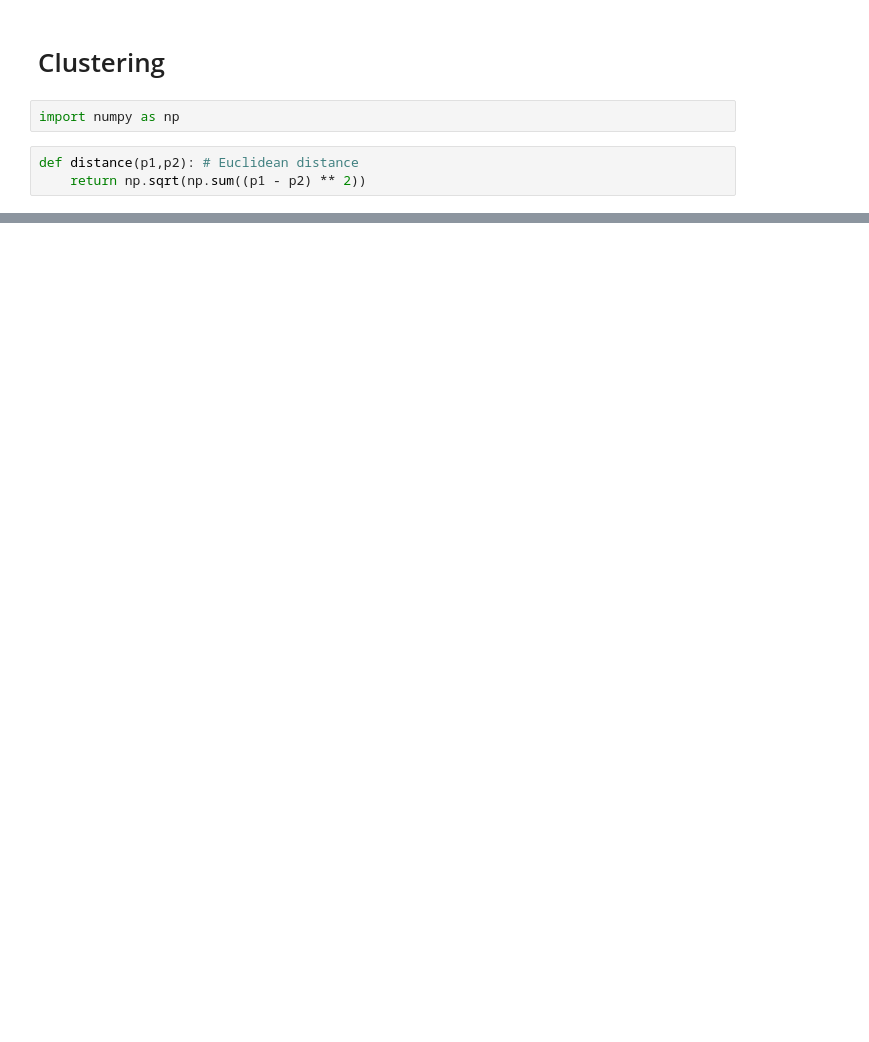
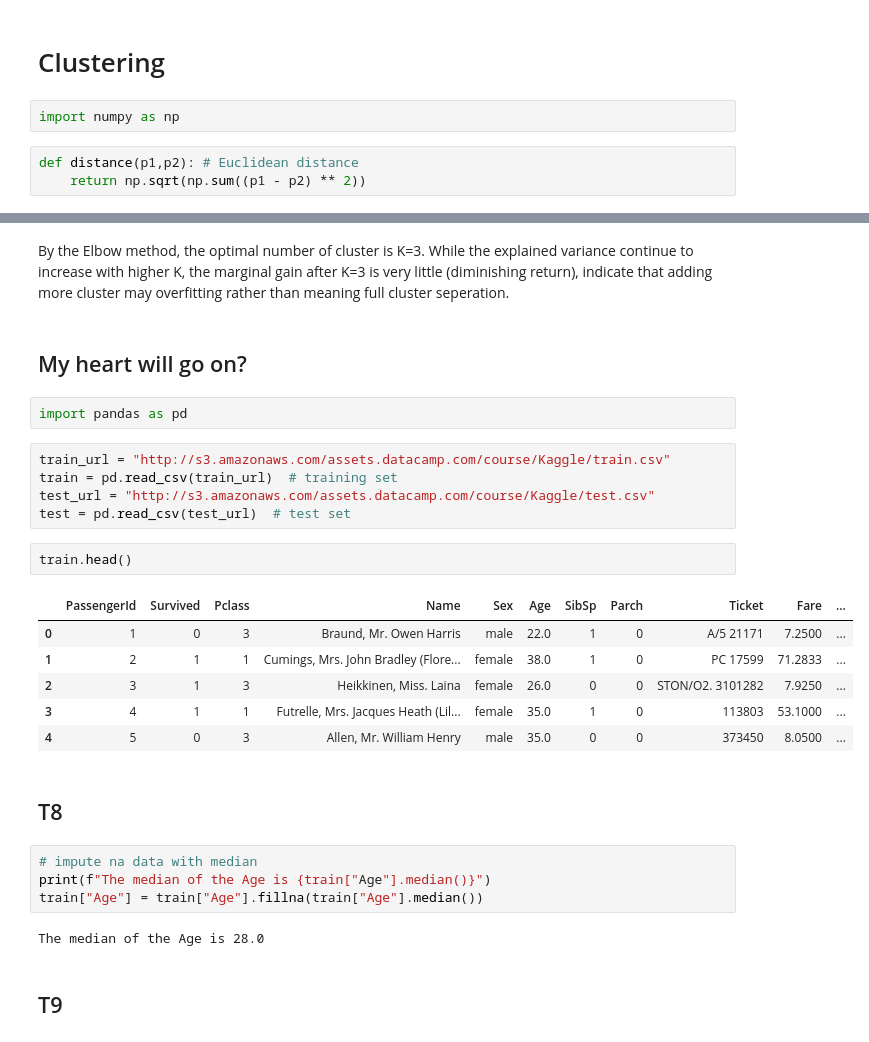
Before and after one commit to Mysterioucz/2110573-Pattern-Recognition, a Jupyter notebook: assignment/hw1/main.ipynb, the cells around one changed output, grey strips where cells are left out. Drawn from its saved outputs; the diff is of its cells as text; blank space fills up the shorter version.

```diff
--- a/assignment/hw1/main.ipynb
+++ b/assignment/hw1/main.ipynb
@@ -84,0 +247,30 @@ ValueError: The truth value of an array with more than one element is ambiguous.
+# %% [markdown]
+By the Elbow method, the optimal number of cluster is K=3. While the explained variance continue to increase with higher K, the marginal gain after K=3 is very little (diminishing return), indicate that adding more cluster may overfitting rather than meaning full cluster seperation.
+# %% [markdown]
+## My heart will go on?
+# %%
+import pandas as pd
+# %%
+train_url = "http://s3.amazonaws.com/assets.datacamp.com/course/Kaggle/train.csv"
+train = pd.read_csv(train_url)  # training set
+test_url = "http://s3.amazonaws.com/assets.datacamp.com/course/Kaggle/test.csv"
+test = pd.read_csv(test_url)  # test set
+# %%
+train.head()
+# %% [output]
+|  | PassengerId | Survived | Pclass | Name | Sex | Age | SibSp | Parch | Ticket | Fare | ... |
+| 0 | 1 | 0 | 3 | Braund, Mr. Owen Harris | male | 22.0 | 1 | 0 | A/5 21171 | 7.2500 | ... |
+| 1 | 2 | 1 | 1 | Cumings, Mrs. John Bradley (Flore... | female | 38.0 | 1 | 0 | PC 17599 | 71.2833 | ... |
+| 2 | 3 | 1 | 3 | Heikkinen, Miss. Laina | female | 26.0 | 0 | 0 | STON/O2. 3101282 | 7.9250 | ... |
+| 3 | 4 | 1 | 1 | Futrelle, Mrs. Jacques Heath (Lil... | female | 35.0 | 1 | 0 | 113803 | 53.1000 | ... |
+| 4 | 5 | 0 | 3 | Allen, Mr. William Henry | male | 35.0 | 0 | 0 | 373450 | 8.0500 | ... |
+# %% [markdown]
+## T8
+# %%
+# impute na data with median
+print(f"The median of the Age is {train["Age"].median()}")
+train["Age"] = train["Age"].fillna(train["Age"].median())
+# %% [output]
+The median of the Age is 28.0
+# %% [markdown]
+## T9
```
Also changed, not shown: parts of 20 cells of this notebook, 2 other files.
